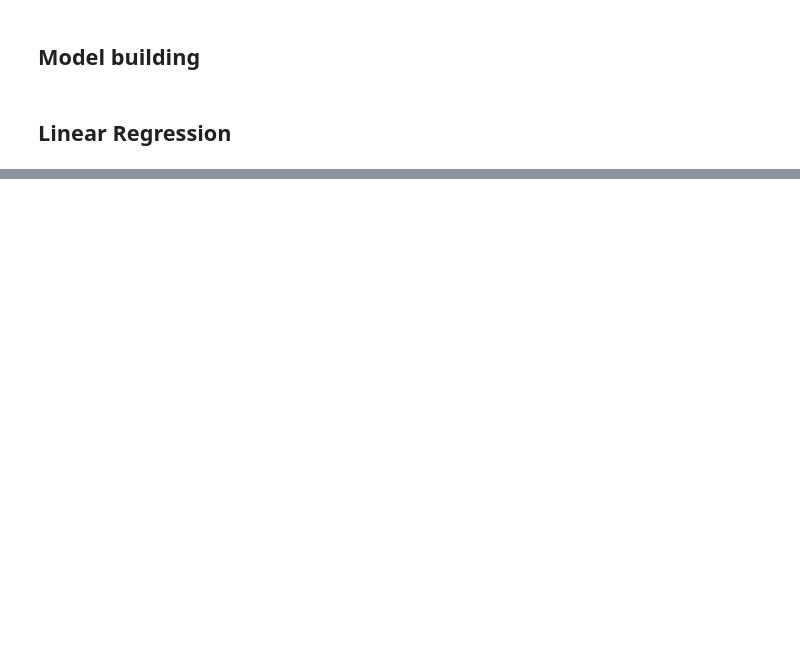
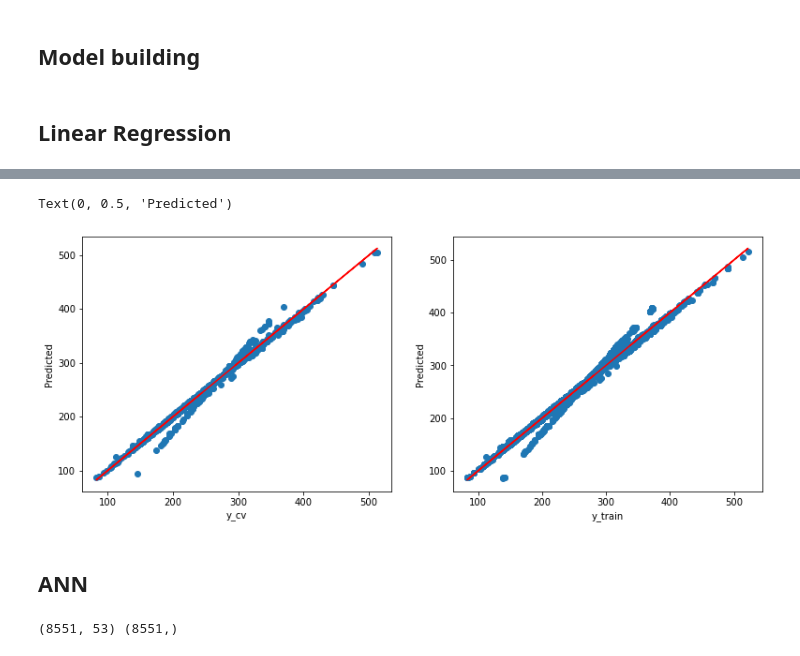
Before and after one commit to csparanjape/Fuel_Consumption, a Jupyter notebook: 03_Fuel_Consumption_data_preparation.ipynb, the cells around one changed output, grey strips where cells are left out. Drawn from its saved outputs; the diff is of its cells as text; code cells hidden in the pictures; blank space fills up the shorter version.

```diff
--- a/03_Fuel_Consumption_data_preparation.ipynb
+++ b/03_Fuel_Consumption_data_preparation.ipynb
@@ -110,0 +148,14 @@ def testModel(model, X_train, X_cv, y_train, y_cv):
+# %%
+fig,ax=plt.subplots(nrows=1,ncols=2,figsize=(13,5))
+ax[0].scatter(y_cv,y_cv_pred)
+ax[0].plot(y_cv,y_cv,'r')
+ax[0].set_xlabel('y_cv')
+ax[0].set_ylabel('Predicted')
+ax[1].scatter(y_train,y_train_pred)
+ax[1].plot(y_train,y_train,'r')
+ax[1].set_xlabel('y_train');ax[1].set_ylabel('Predicted')
+# %% [output]
+Text(0, 0.5, 'Predicted')
+[figure, added]
+# %% [markdown]
+## ANN
@@ -110,0 +165,4 @@ def testModel(model, X_train, X_cv, y_train, y_cv):
+# %%
+print(X_train.shape,y_train.shape)
+# %% [output]
+(8551, 53) (8551,)
```
Also changed, not shown: parts of 8 cells of this notebook, 1 other file.
